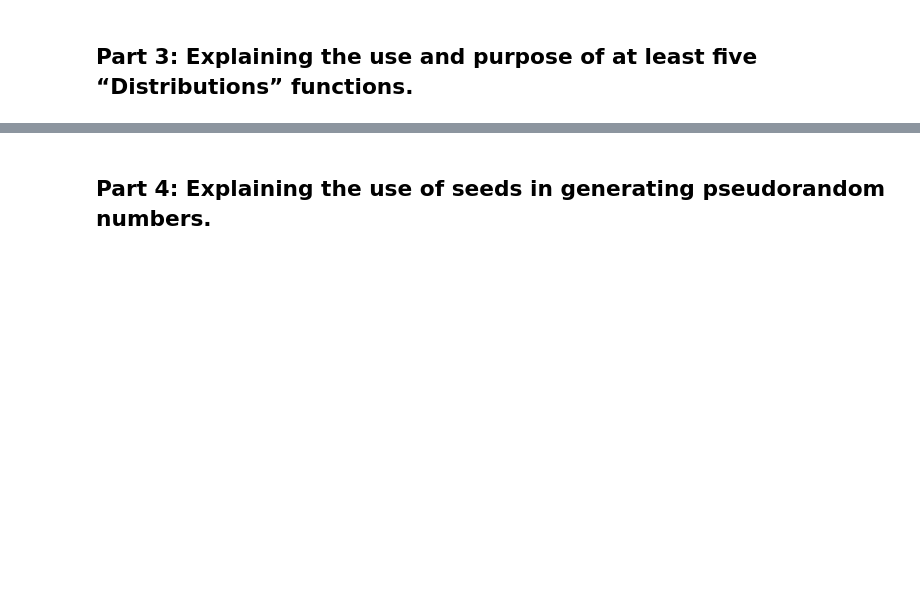
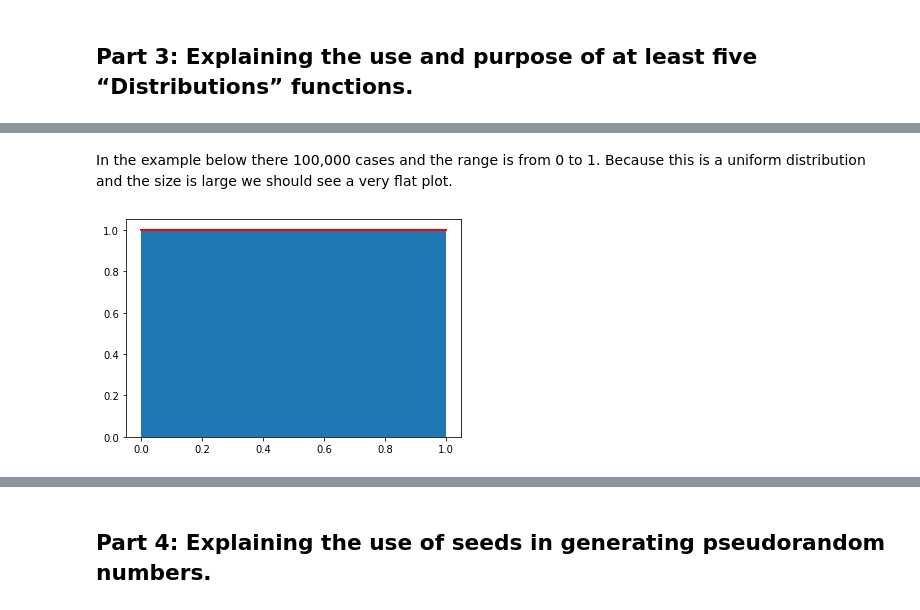
Before and after one commit to john-cashman/PFDA, a Jupyter notebook: numpy.random.ipynb, the cells around one changed output, grey strips where cells are left out. Saved outputs shown, nothing was run; the diff lists cells and outputs as text; code cells hidden in the pictures; blank space fills up the shorter version.

```diff
--- a/numpy.random.ipynb
+++ b/numpy.random.ipynb
@@ -99,0 +140,9 @@ print(random.permutation(arr))
+# %% [markdown]
+In the example below there 100,000 cases and the range is from 0 to 1. Because this is a uniform distribution and the size is large we should see a very flat plot.
+# %%
+s = np.random.uniform(0,1,10000000)
+count, bins, ignored = plt.hist(s, 15, density=True)
+plt.plot(bins, np.ones_like(bins), linewidth=2, color='r')
+plt.show()
+# %% [output]
+[figure, added]
```
Also changed, not shown: parts of 26 cells of this notebook.
